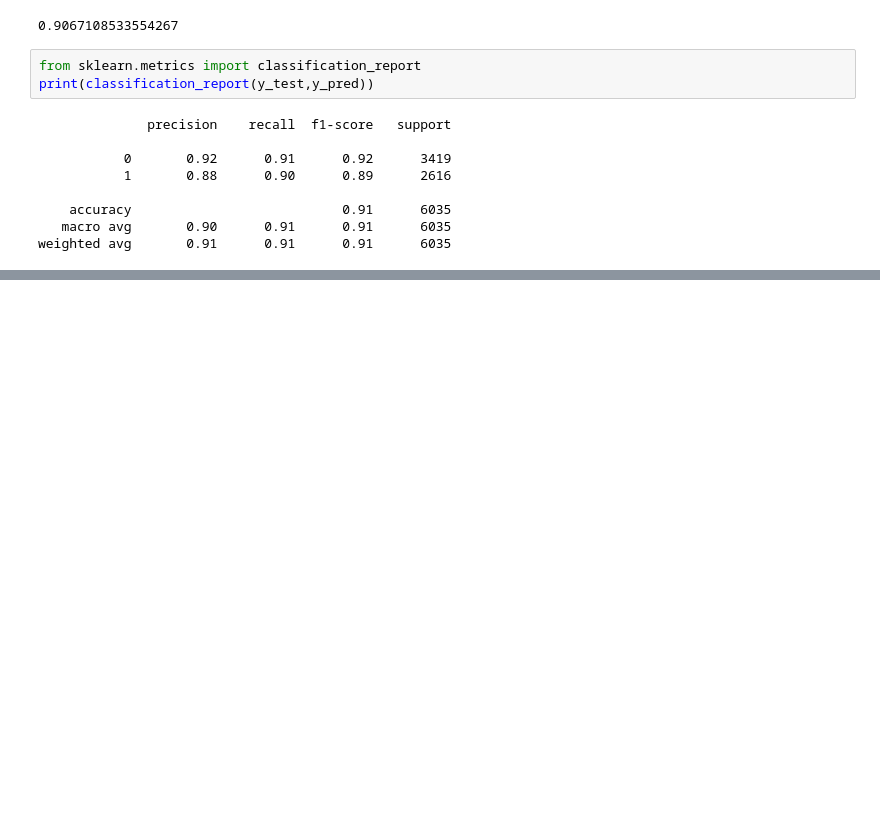
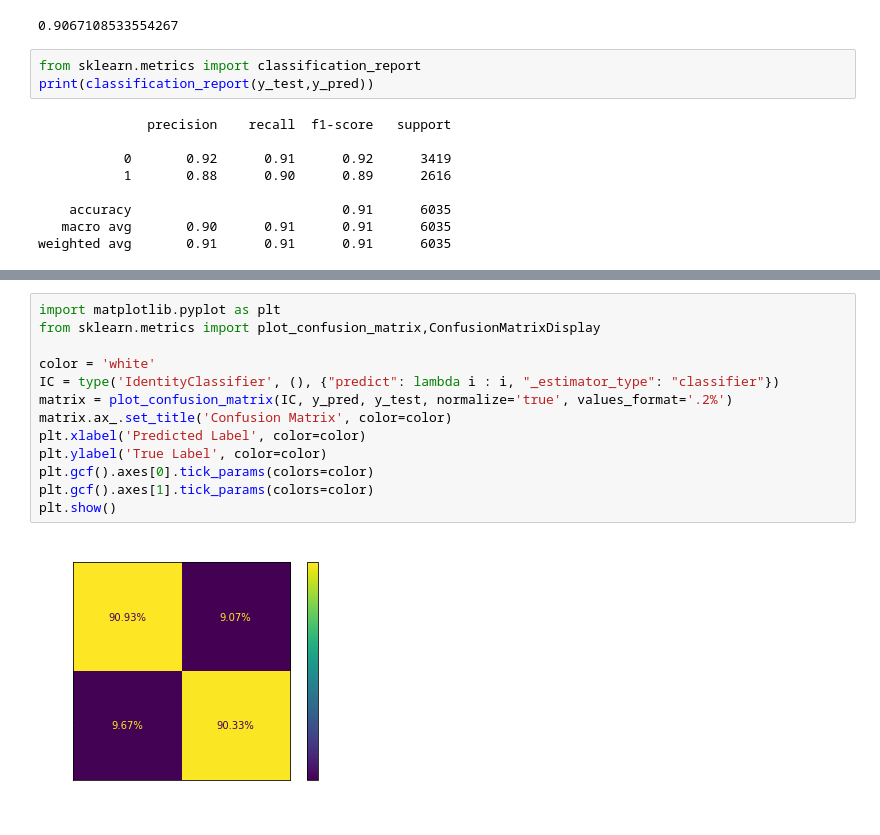
Before and after one commit to Abhishek-singh996/Natural-Language-Processing-NLP, a Jupyter notebook: fake_news_classifier_LSTM.ipynb, the cells around one changed output, grey strips where cells are left out. Saved outputs shown, nothing was run; the diff lists cells and outputs as text; blank space fills up the shorter version.

```diff
--- a/fake_news_classifier_LSTM.ipynb
+++ b/fake_news_classifier_LSTM.ipynb
@@ -324,0 +336,15 @@ weighted avg       0.91      0.91      0.91      6035
+# %%
+import matplotlib.pyplot as plt
+from sklearn.metrics import plot_confusion_matrix,ConfusionMatrixDisplay
+
+color = 'white'
+IC = type('IdentityClassifier', (), {"predict": lambda i : i, "_estimator_type": "classifier"})
+matrix = plot_confusion_matrix(IC, y_pred, y_test, normalize='true', values_format='.2%')
+matrix.ax_.set_title('Confusion Matrix', color=color)
+plt.xlabel('Predicted Label', color=color)
+plt.ylabel('True Label', color=color)
+plt.gcf().axes[0].tick_params(colors=color)
+plt.gcf().axes[1].tick_params(colors=color)
+plt.show()
+# %% [output]
+[figure, added]
```
Also changed, not shown: parts of 3 cells of this notebook.
